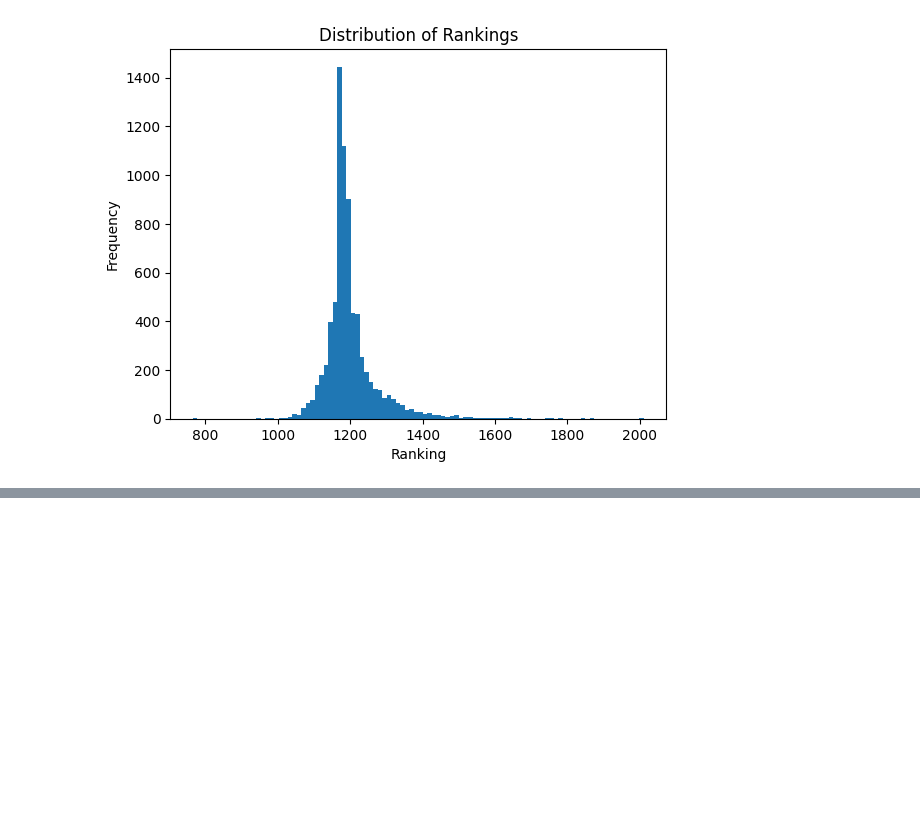
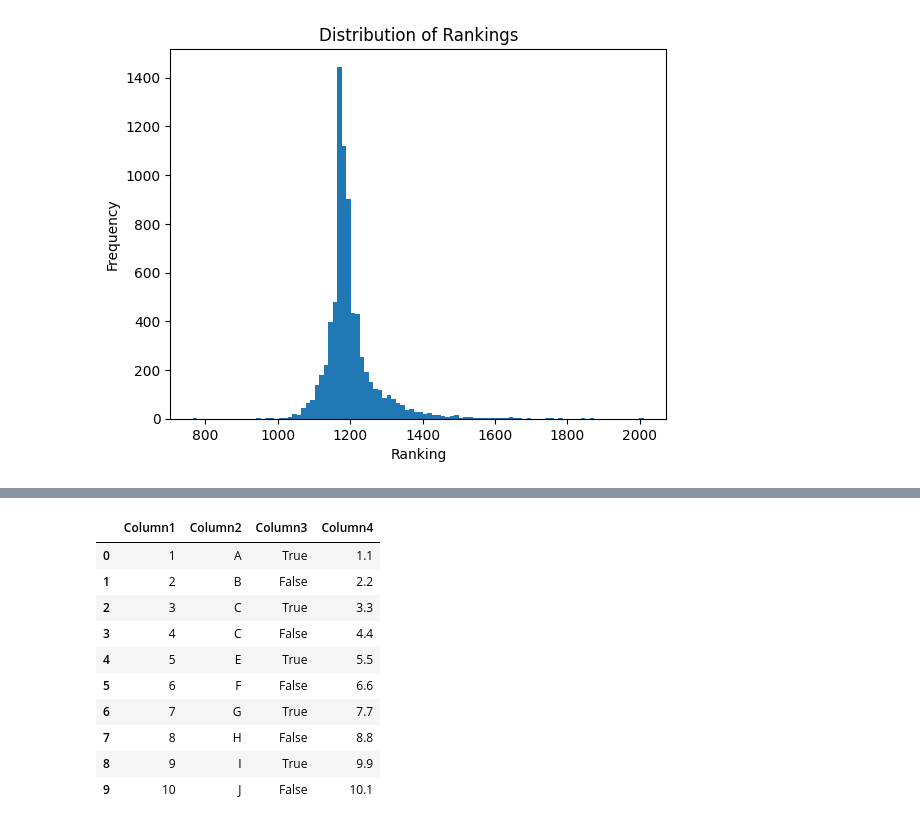
Before and after one commit to GerardFrigola/tfg-elo-rating-main, a Jupyter notebook: test.ipynb, the cells around one changed output, grey strips where cells are left out. Cells and saved outputs as stored; diff of their text form; code cells hidden in the pictures; blank space fills up the shorter version.

```diff
--- a/test.ipynb
+++ b/test.ipynb
@@ -394,0 +419,15 @@ save_ranking(all_tours, 'atp')
+# %%
+df.loc[df['Column1'] == 4, 'Column2'] = 'C'
+df
+# %% [output]
+|  | Column1 | Column2 | Column3 | Column4 |
+| 0 | 1 | A | True | 1.1 |
+| 1 | 2 | B | False | 2.2 |
+| 2 | 3 | C | True | 3.3 |
+| 3 | 4 | C | False | 4.4 |
+| 4 | 5 | E | True | 5.5 |
+| 5 | 6 | F | False | 6.6 |
+| 6 | 7 | G | True | 7.7 |
+| 7 | 8 | H | False | 8.8 |
+| 8 | 9 | I | True | 9.9 |
+| 9 | 10 | J | False | 10.1 |
```
Also changed, not shown: parts of 2 cells of this notebook, 7 other files.
